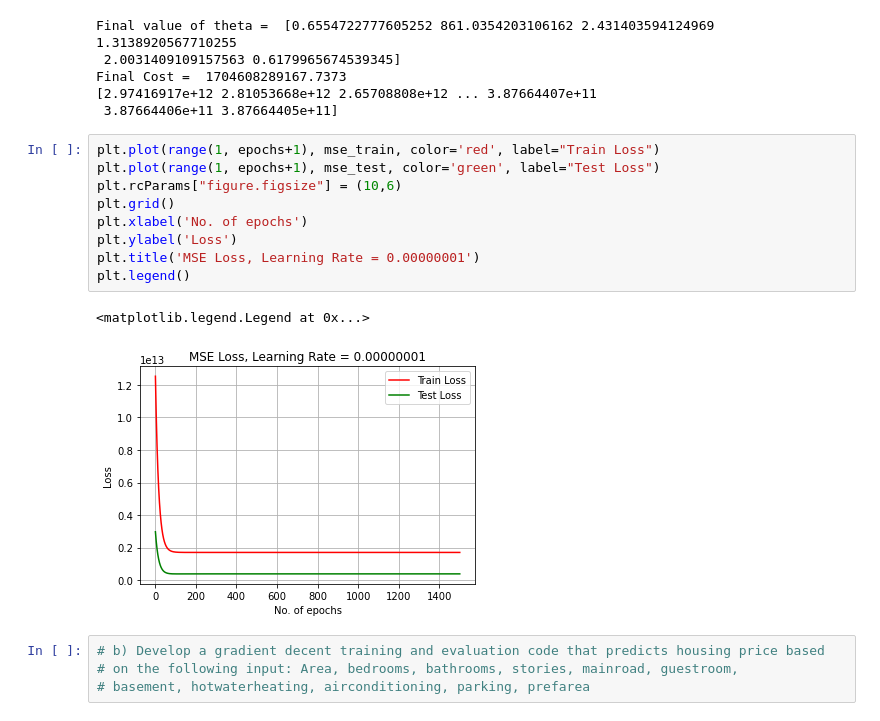
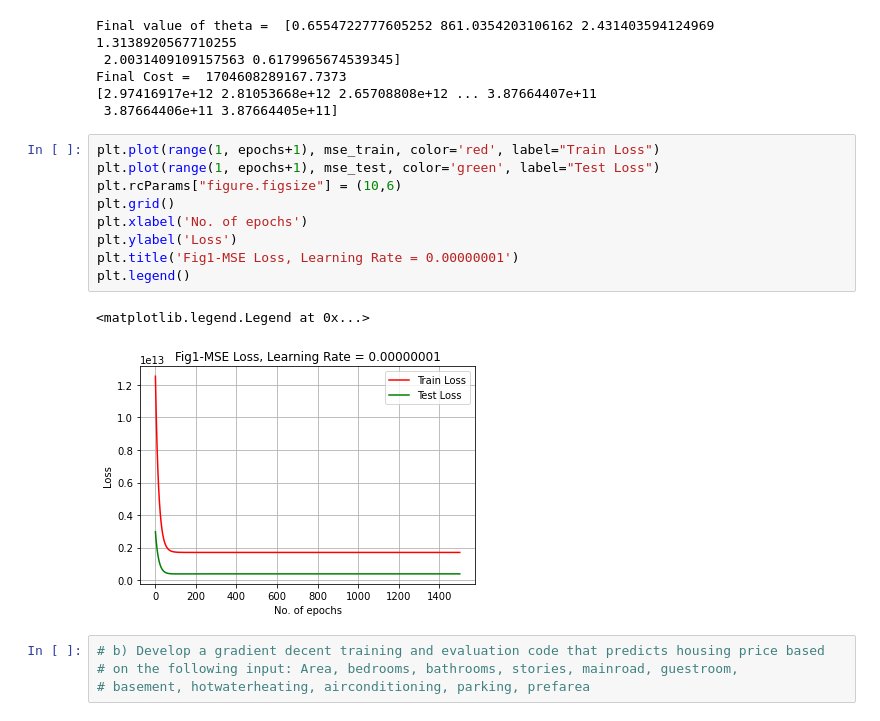
Before and after one commit to VishakhaDixit/IntroToML, a Jupyter notebook: HW_1/HW-1.ipynb, the cells around one changed output. Drawn from its saved outputs; the diff is of its cells as text.

Commit message:
Add Figure number for each plot for reference.

```diff
--- a/HW_1/HW-1.ipynb
+++ b/HW_1/HW-1.ipynb
@@ -80,15 +80,15 @@ Final Cost =  1704608289167.7373
 # %%
 plt.plot(range(1, epochs+1), mse_train, color='red', label="Train Loss")
 plt.plot(range(1, epochs+1), mse_test, color='green', label="Test Loss")
 plt.rcParams["figure.figsize"] = (10,6)
 plt.grid()
 plt.xlabel('No. of epochs')
 plt.ylabel('Loss')
-plt.title('MSE Loss, Learning Rate = 0.00000001')
+plt.title('Fig1-MSE Loss, Learning Rate = 0.00000001')
 plt.legend()
 # %% [output]
 <matplotlib.legend.Legend at 0x...>
-[figure, old version]
+[figure, new version]
 # %%
 # b) Develop a gradient decent training and evaluation code that predicts housing price based
 # on the following input: Area, bedrooms, bathrooms, stories, mainroad, guestroom,
```
Also changed, not shown: parts of 9 cells of this notebook.
